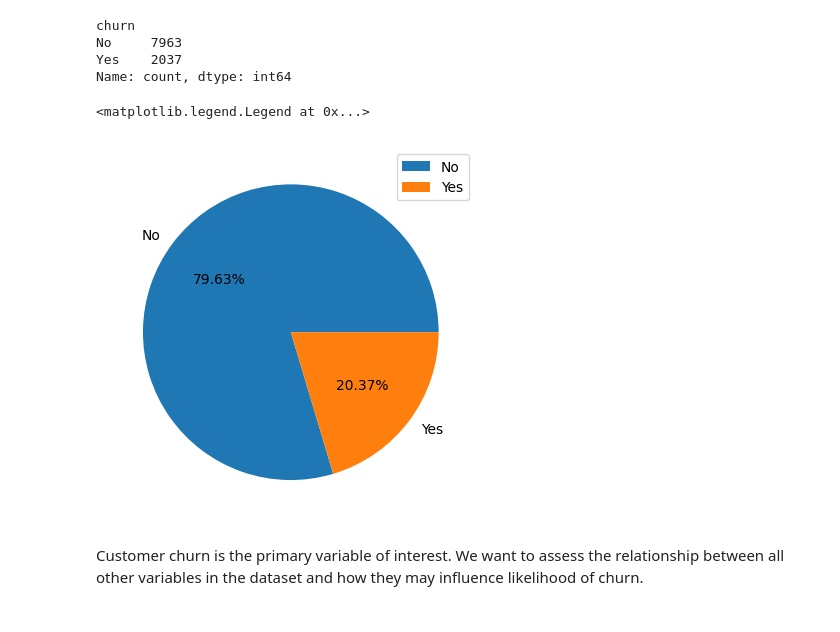
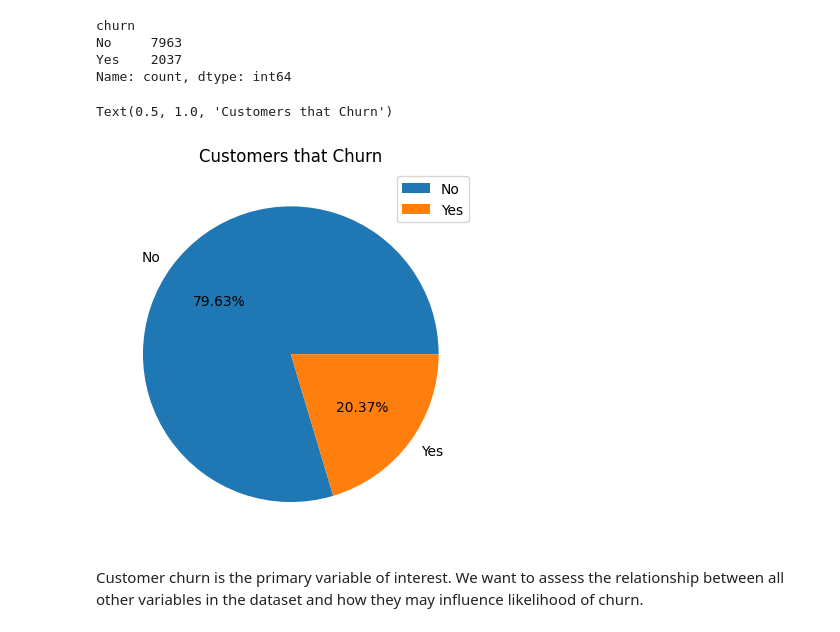
Before and after one commit to ZacTanner/Bank-Customer-Churn-Analysis, a Jupyter notebook: Customer Churn.ipynb, the cells around one changed output. Cells and saved outputs as stored; diff of their text form; code cells hidden in the pictures.

```diff
--- a/Customer Churn.ipynb
+++ b/Customer Churn.ipynb
@@ -265,10 +253,11 @@ Name: count, dtype: int64
 # %%
 plt.pie(Churn,labels=Churn.index,autopct='%0.2f%%')
 plt.legend(bbox_to_anchor=(1.0,1))
+plt.title('Customers that Churn')
 #Only about one in five customers leaves the bank.
 # %% [output]
-<matplotlib.legend.Legend at 0x...>
+Text(0.5, 1.0, 'Customers that Churn')
-[figure, old version]
+[figure, new version]
 # %% [markdown]
 Customer churn is the primary variable of interest. We want to assess the relationship between all other variables in the dataset and how they may influence likelihood of churn.
 # %% [markdown]
```
Also changed, not shown: parts of 21 cells of this notebook.
